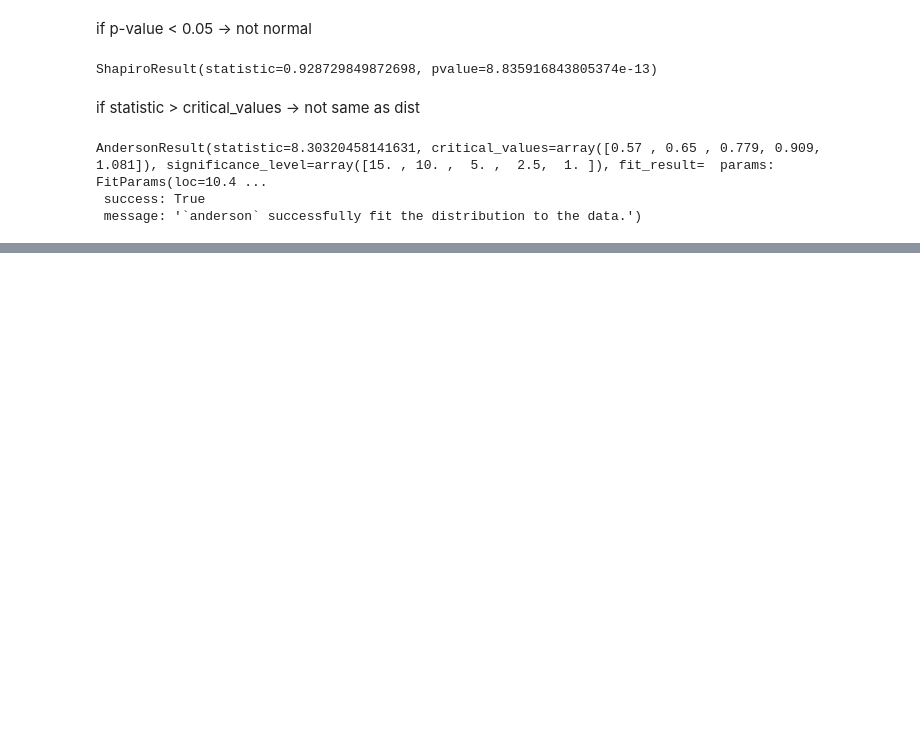
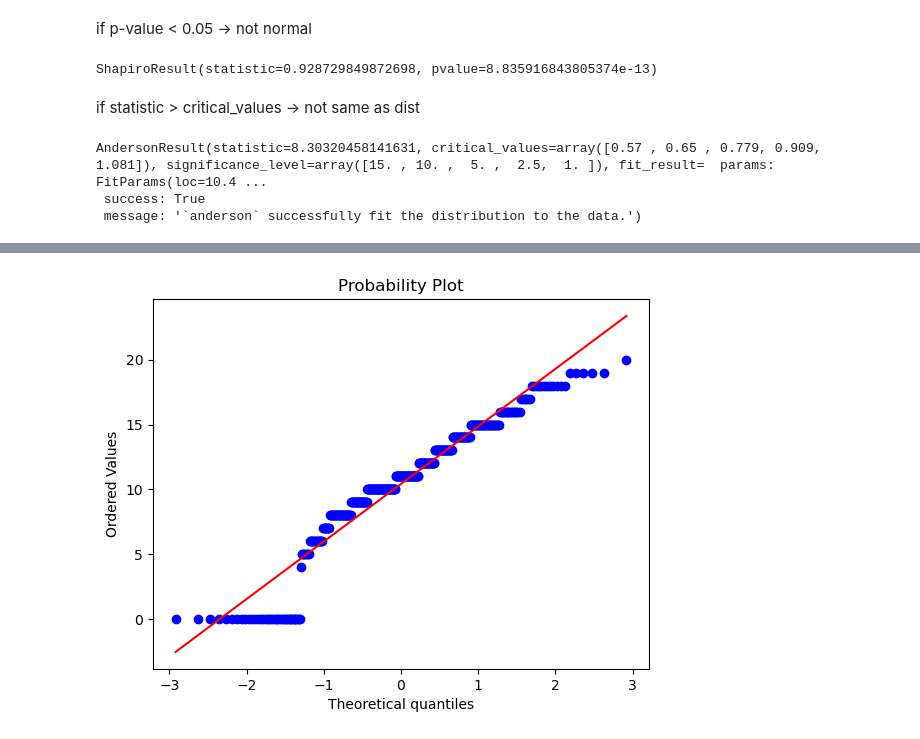
Before and after one commit to BeziKaviani/data-science-ml-learning-path, a Jupyter notebook: 03-inferential-statistics/normality-tests-.ipynb, the cells around one changed output, grey strips where cells are left out. Saved outputs shown, nothing was run; the diff lists cells and outputs as text; code cells hidden in the pictures; blank space fills up the shorter version.

```diff
--- a/03-inferential-statistics/normality-tests-.ipynb
+++ b/03-inferential-statistics/normality-tests-.ipynb
@@ -40,0 +47,5 @@ AndersonResult(statistic=8.30320458141631, critical_values=array([0.57 , 0.65 ,
+# %%
+sp.probplot(ds_students['G3'], dist= 'norm', plot=pylab)
+pylab.show()
+# %% [output]
+[figure, added]
```
Also changed, not shown: parts of 2 cells of this notebook.
